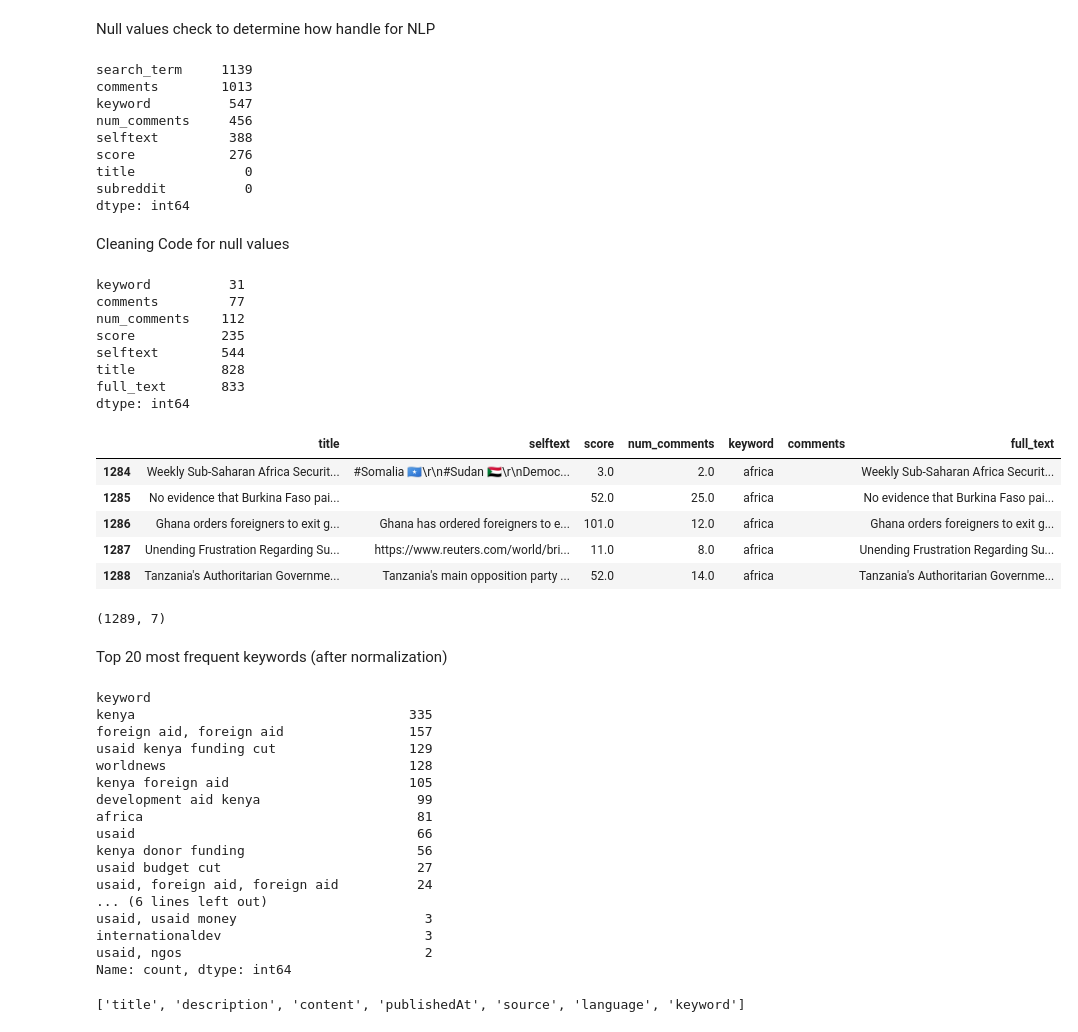
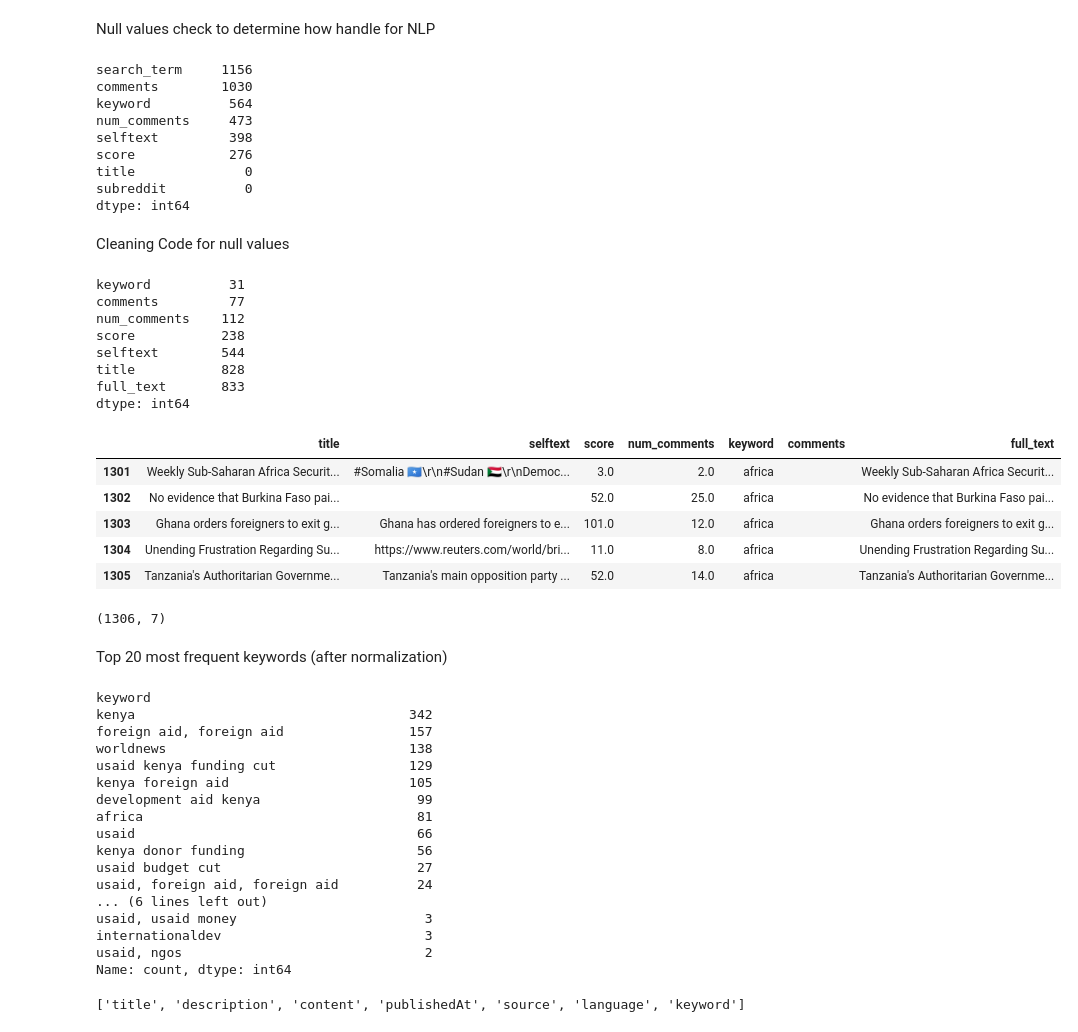
Before and after one commit to L-N-E0/USAID-Kenya-Sentiment-Analysis, a Jupyter notebook: notebooks/Mbego.ipynb, the cells around one changed output. Cells and saved outputs as stored; diff of their text form; code cells hidden in the pictures.

```diff
--- a/notebooks/Mbego.ipynb
+++ b/notebooks/Mbego.ipynb
@@ -242,10 +244,10 @@ print(f"\n✅ All Reddit files merged and saved to '{output_file}'")
 # %%
 
-reddit_merged_path = r"N:\Moringa\afterM\Leo NLP 004 USAID 01.06.2025\USAID-Kenya-Sentiment-Analysis\data\processed\mbego_all_reddit_merged.csv"
+reddit_merged_path = r"N:\Moringa\afterM\Leo NLP 004 USAID 01.06.2025\USAID-Kenya-Sentiment-Analysis\data\processed\individual datasets\mbego_all_reddit_merged.csv"
 
-reddit_df = pd.read_csv(reddit_merged_path)
+reddit_mbegoall_df = pd.read_csv(reddit_merged_path)
 
-reddit_df.head(3)
+reddit_mbegoall_df.head(3)
 # %% [output]
 |  | title | selftext | subreddit | author | created_utc | created_date | score | num_comments | keyword | ... |
 | 0 | USAID left a month ago, do we hav... | Someone on a different group (dif... | Kenya | muerki | 2025-04-15 13:16:53 | NaN | 3.0 | 5.0 | usaid kenya | ... |
@@ -455,11 +451,11 @@ Drop unneeded columns for modeling
 # %%
 
 columns_to_drop = ['created_utc', 'date_posted', 'upvotes', 'url', 'permalink', 'author','created_date']
-reddit_df = reddit_df.drop(columns=columns_to_drop, errors='ignore')  # errors='ignore' ensures it won’t crash if a column is missing
+reddit_mbegoall_df = reddit_mbegoall_df.drop(columns=columns_to_drop, errors='ignore')  # errors='ignore' ensures it won’t crash if a column is missing
 
 #remaining columns
 print("Remaining columns:")
-print(reddit_df.columns)
+print(reddit_mbegoall_df.columns)
 # %% [output]
 Remaining columns:
 Index(['title', 'selftext', 'subreddit', 'score', 'num_comments', 'keyword',
@@ -468,13 +464,13 @@ Index(['title', 'selftext', 'subreddit', 'score', 'num_comments', 'keyword',
 # %% [markdown]
 Null values check to determine how handle for NLP
 # %%
-reddit_df.isnull().sum().sort_values(ascending=False)
+reddit_mbegoall_df.isnull().sum().sort_values(ascending=False)
 # %% [output]
-search_term     1139
-comments        1013
-keyword          547
-num_comments     456
-selftext         388
+search_term     1156
+comments        1030
+keyword          564
+num_comments     473
+selftext         398
 score            276
 title              0
 subreddit          0
@@ -486,61 +482,61 @@ Cleaning Code for null values
 #reddit_df = reddit_df.dropna(subset=['created_date'])
 
 # Drop 'search_term' if not needed
-reddit_df = reddit_df.drop(columns=['search_term'], errors='ignore')
+reddit_mbegoall_df = reddit_mbegoall_df.drop(columns=['search_term'], errors='ignore')
 
 # Fill missing text fields with empty strings
-reddit_df['selftext'] = reddit_df['selftext'].fillna('')
-reddit_df['comments'] = reddit_df['comments'].fillna('')
+reddit_mbegoall_df['selftext'] = reddit_mbegoall_df['selftext'].fillna('')
+reddit_mbegoall_df['comments'] = reddit_mbegoall_df['comments'].fillna('')
 
 # Fill numeric fields with 0
-reddit_df['score'] = reddit_df['score'].fillna(0)
-reddit_df['num_comments'] = reddit_df['num_comments'].fillna(0)
+reddit_mbegoall_df['score'] = reddit_mbegoall_df['score'].fillna(0)
+reddit_mbegoall_df['num_comments'] = reddit_mbegoall_df['num_comments'].fillna(0)
 
 # Fill missing 'keyword' with 'subreddit' before dropping subreddit
-reddit_df['keyword'] = reddit_df['keyword'].fillna(reddit_df['subreddit'])
+reddit_mbegoall_df['keyword'] = reddit_mbegoall_df['keyword'].fillna(reddit_mbegoall_df['subreddit'])
 
 # Normalize 'keyword' by stripping whitespace and lowercasing
-reddit_df['keyword'] = reddit_df['keyword'].str.strip().str.lower()
+reddit_mbegoall_df['keyword'] = reddit_mbegoall_df['keyword'].str.strip().str.lower()
 
 # Drop 'subreddit' since it's now redundant
-reddit_df = reddit_df.drop(columns=['subreddit'], errors='ignore')
+reddit_mbegoall_df = reddit_mbegoall_df.drop(columns=['subreddit'], errors='ignore')
 
 # Create unified text field for NLP modeling
-reddit_df['full_text'] = reddit_df['title'] + ' ' + reddit_df['selftext']
+reddit_mbegoall_df['full_text'] = reddit_mbegoall_df['title'] + ' ' + reddit_mbegoall_df['selftext']
 # %%
-reddit_df.nunique().sort_values()
+reddit_mbegoall_df.nunique().sort_values()
 # %% [output]
 keyword          31
 comments         77
 num_comments    112
-score           235
+score           238
 selftext        544
 title           828
 full_text       833
 dtype: int64
 # %%
-reddit_df.tail(5)
+reddit_mbegoall_df.tail(5)
 # %% [output]
 |  | title | selftext | score | num_comments | keyword | comments | full_text |
-| 1284 | Weekly Sub-Saharan Africa Securit... | #Somalia 🇸🇴\r\n#Sudan 🇸🇩\r\nDemoc... | 3.0 | 2.0 | africa |  | Weekly Sub-Saharan Africa Securit... |
-| 1285 | No evidence that Burkina Faso pai... |  | 52.0 | 25.0 | africa |  | No evidence that Burkina Faso pai... |
-| 1286 | Ghana orders foreigners to exit g... | Ghana has ordered foreigners to e... | 101.0 | 12.0 | africa |  | Ghana orders foreigners to exit g... |
-| 1287 | Unending Frustration Regarding Su... | https://www.reuters.com/world/bri... | 11.0 | 8.0 | africa |  | Unending Frustration Regarding Su... |
-| 1288 | Tanzania's Authoritarian Governme... | Tanzania's main opposition party ... | 52.0 | 14.0 | africa |  | Tanzania's Authoritarian Governme... |
+| 1301 | Weekly Sub-Saharan Africa Securit... | #Somalia 🇸🇴\r\n#Sudan 🇸🇩\r\nDemoc... | 3.0 | 2.0 | africa |  | Weekly Sub-Saharan Africa Securit... |
+| 1302 | No evidence that Burkina Faso pai... |  | 52.0 | 25.0 | africa |  | No evidence that Burkina Faso pai... |
+| 1303 | Ghana orders foreigners to exit g... | Ghana has ordered foreigners to e... | 101.0 | 12.0 | africa |  | Ghana orders foreigners to exit g... |
+| 1304 | Unending Frustration Regarding Su... | https://www.reuters.com/world/bri... | 11.0 | 8.0 | africa |  | Unending Frustration Regarding Su... |
+| 1305 | Tanzania's Authoritarian Governme... | Tanzania's main opposition party ... | 52.0 | 14.0 | africa |  | Tanzania's Authoritarian Governme... |
 # %%
-reddit_df.shape
+reddit_mbegoall_df.shape
 # %% [output]
-(1289, 7)
+(1306, 7)
 # %% [markdown]
 Top 20 most frequent keywords (after normalization)
 # %%
-reddit_df['keyword'].value_counts().head(20)
+reddit_mbegoall_df['keyword'].value_counts().head(20)
 # %% [output]
 keyword
-kenya                                   335
+kenya                                   342
 foreign aid, foreign aid                157
+worldnews                               138
 usaid kenya funding cut                 129
-worldnews                               128
 kenya foreign aid                       105
 development aid kenya                    99
 africa                                   81
```
Also changed, not shown: parts of 18 cells of this notebook, 2 other files.
